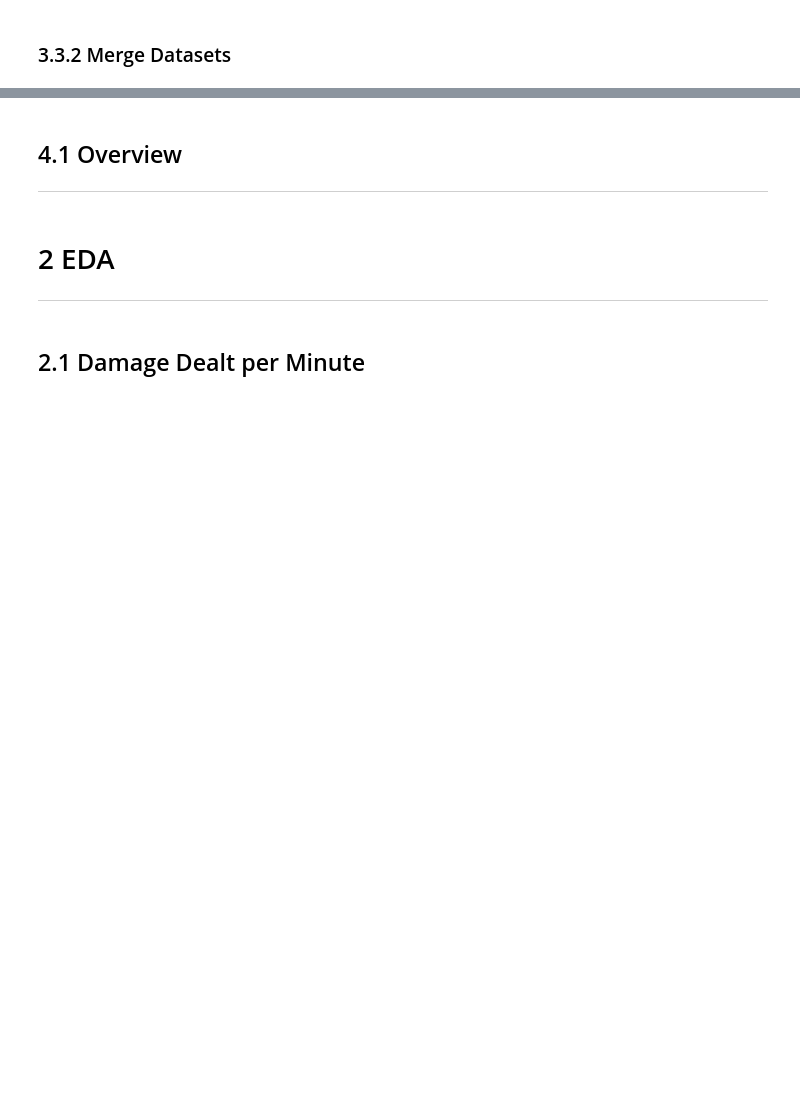
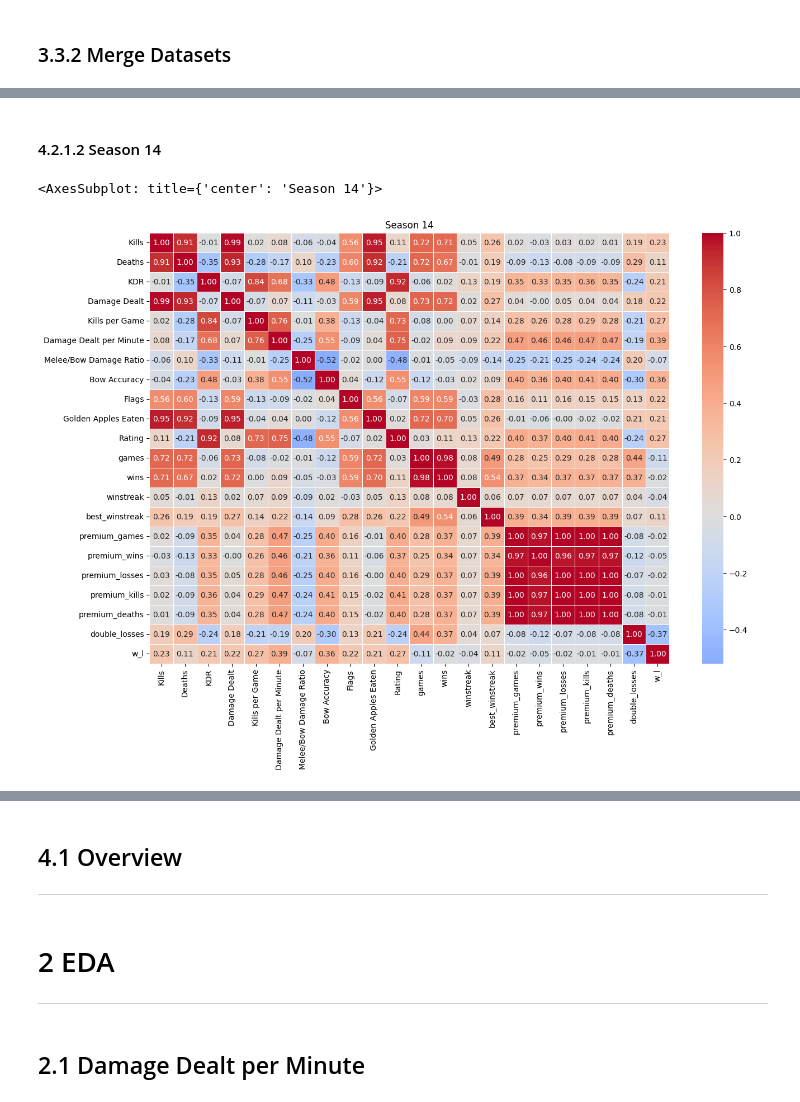
Before and after one commit to philipsinnott/Stratus, a Jupyter notebook: Stratus EDA.ipynb, the cells around one changed output, grey strips where cells are left out. Cells and saved outputs as stored; diff of their text form; code cells hidden in the pictures; blank space fills up the shorter version.

```diff
--- a/Stratus EDA.ipynb
+++ b/Stratus EDA.ipynb
@@ -305,0 +367,11 @@ df_non_prem.plot()
+# %% [markdown]
+#### 4.2.1.2 Season 14
+# %%
+corr = s14.drop(['season', 'Wins', 'losses', 'Ranking', 'best_elo', 'elo'], axis=1).corr(method='spearman', numeric_only=True)
+
+plt.figure(figsize=(15,10))
+plt.title("Season 14")
+sns.heatmap(corr, annot=True, cmap='coolwarm', center=0, fmt='.2f', linewidths=.5, linecolor='white')
+# %% [output]
+<AxesSubplot: title={'center': 'Season 14'}>
+[figure, added]
```
Also changed, not shown: parts of 64 cells of this notebook, 1 other file.
